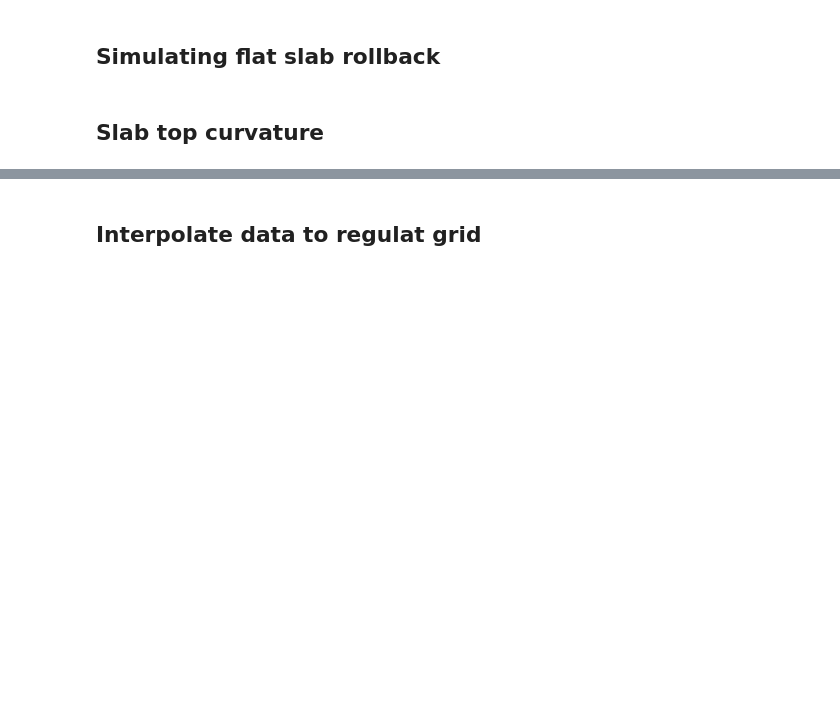
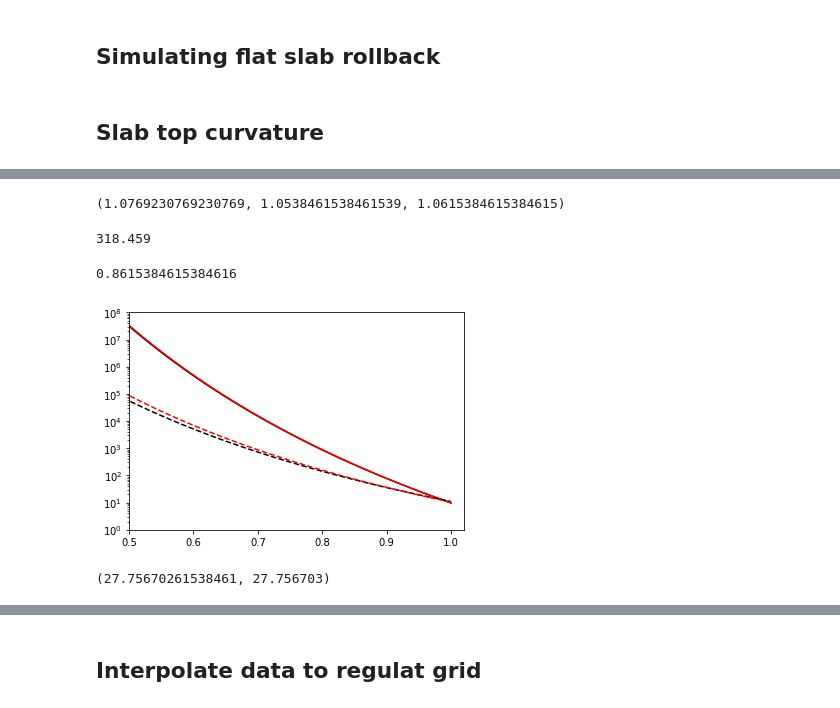
Before and after one commit to dansand/flat_slab, a Jupyter notebook: analysis/scrapbook.ipynb, the cells around one changed output, grey strips where cells are left out. Cells and saved outputs as stored; diff of their text form; code cells hidden in the pictures; blank space fills up the shorter version.

```diff
--- a/analysis/scrapbook.ipynb
+++ b/analysis/scrapbook.ipynb
@@ -630,16 +654,26 @@ ax.set_xlabel('distance from trench (km)',  size = 25)
 # %%
 tp = np.linspace(0, 1, 100)
+ndDepth = 670/2900.
+TSref = 0.21
+adTempRef = 0.82505
+adTempNew = adTempRef*(1673/1573.)
+
+alpha0 = 1400/1300.
+alpha = (1 + 0.7*(alpha0 - 1.))
+
+TSnew =  0.21/(alpha0 )
+
 prefac = 1./53400000000.0
-adTemp = 0.81482485604
-ndDepth = 0.4
+prefacLM = 1./424000.0
+
 
 Eref = 27.756703
-TSref = 0.21
+ELMref = 18.504
+Enew = 25.774081*alpha
+ELMNew= ELMref*alpha
 
-alpha0 = 1400/1300.
-alpha = (1 + 0.8*(alpha0 - 1.))
-Enew = 25.774081*alpha
-TSnew = 0.195
-
+#43.3865028
 VRef = 43.386502840435966
-VNew = 40.287466923*alpha
+VLMRef = 13.015
+VNew = VRef*alpha
+VLMNew = VLMRef*alpha
@@ -650,16 +683,38 @@ alpha0
+# %%
+alpha0, alpha, (1 + 0.8*(alpha0 - 1.))
+# %% [output]
+(1.0769230769230769, 1.0538461538461539, 1.0615384615384615)
+# %%
+300.*1.06153
+# %% [output]
+318.459
+# %%
+0.8*(alpha0)
+# %% [output]
+0.8615384615384616
 # %%
-etaRef = ((Eref + ndDepth*VRef) / (tp + (ndDepth*adTemp) + TSref))
+etaRef = ((Eref + ndDepth*VRef) / (tp + (ndDepth*adTempRef) + TSref))
+etaNew = (( Enew + ndDepth*VNew) / (tp + (ndDepth*adTempNew) + TSnew))
 
-etaNew = (( Enew + ndDepth*VNew) / (tp + (ndDepth*adTemp) + TSnew))
+
+etaLMRef = ((ELMref + ndDepth*VLMRef) / (tp + (ndDepth*adTempRef) + TSref))
+etaLMNew = (( ELMNew + ndDepth*VLMNew) / (tp + (ndDepth*adTempNew) + TSnew))
 # %%
 fig, ax = plt.subplots()
 ax.plot(tp, prefac*np.exp(etaRef), c = 'k')
 ax.plot(tp, prefac*np.exp(etaNew), c = 'r')
 
-ax.set_ylim(1e0, 1e5)
+ax.plot(tp, prefacLM*np.exp(etaLMRef), c = 'k', ls = '--')
+ax.plot(tp, 0.4*prefacLM*np.exp(etaLMNew), c = 'r', ls = '--')
+
+ax.set_ylim(1e0, 1e8)
 ax.set_xlim(0.5, 1.02)
 ax.set_yscale('log')
+# %% [output]
+[figure, added]
 # %%
 Enew, Eref
+# %% [output]
+(27.75670261538461, 27.756703)
 # %%
 alpha
```
Also changed, not shown: parts of 14 cells of this notebook, 9 other files.
